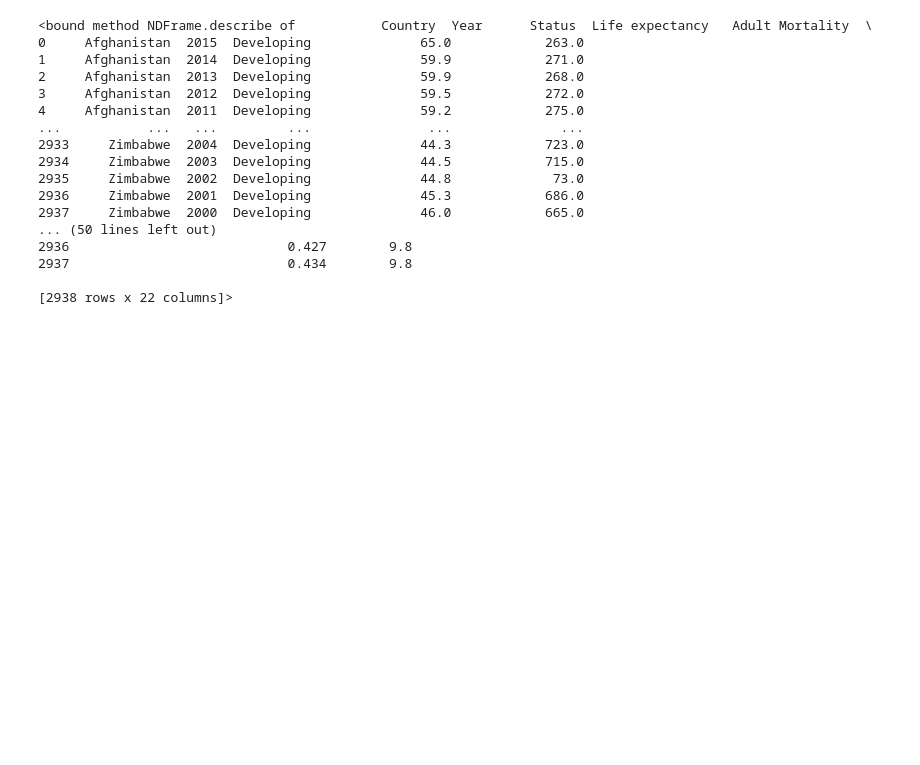
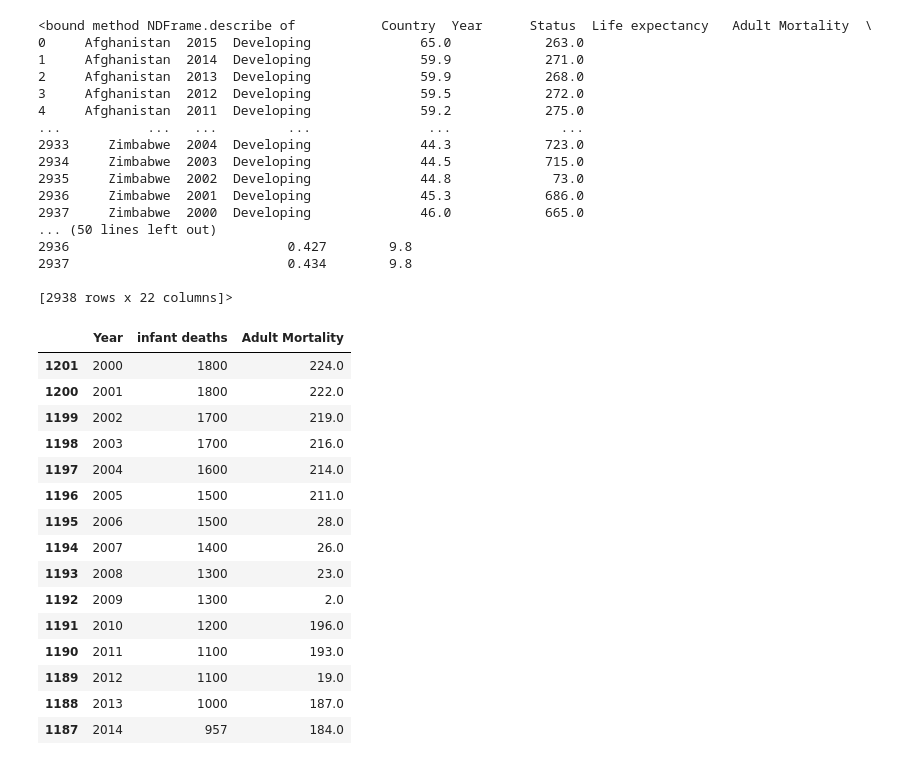
Before and after one commit to SandeepRishi2904/DS-and-ML-Projects, a Jupyter notebook: Life Expentancy.ipynb, the cells around one changed output. Cells and saved outputs as stored; diff of their text form; code cells hidden in the pictures; blank space fills up the shorter version.

```diff
--- a/Life Expentancy.ipynb
+++ b/Life Expentancy.ipynb
@@ -4,7 +4,7 @@ import pandas as pd
 import seaborn as sns
 import matplotlib as plt
 # %%
-df=pd.read_csv(r'C:\Users\jbsan\OneDrive\Desktop\Jupyter projects\Datasets\Life Expectancy Data.csv')
+df=pd.read_csv(r"E:\Jupyter projects\Datasets\Life Expectancy Data.csv")
 df
 # %% [output]
 |  | Country | Year | Status | Life expectancy | Adult Mortality | infant deaths | Alcohol | ... |
@@ -60,3 +60,23 @@ df.describe
 2937                            0.434        9.8
 
 [2938 rows x 22 columns]>
+# %%
+india = df[df['Country'].str.strip()=='India'].sort_values('Year')
+india[['Year', 'infant deaths','Adult Mortality']].head(15)
+# %% [output]
+|  | Year | infant deaths | Adult Mortality |
+| 1201 | 2000 | 1800 | 224.0 |
+| 1200 | 2001 | 1800 | 222.0 |
+| 1199 | 2002 | 1700 | 219.0 |
+| 1198 | 2003 | 1700 | 216.0 |
+| 1197 | 2004 | 1600 | 214.0 |
+| 1196 | 2005 | 1500 | 211.0 |
+| 1195 | 2006 | 1500 | 28.0 |
+| 1194 | 2007 | 1400 | 26.0 |
+| 1193 | 2008 | 1300 | 23.0 |
+| 1192 | 2009 | 1300 | 2.0 |
+| 1191 | 2010 | 1200 | 196.0 |
+| 1190 | 2011 | 1100 | 193.0 |
+| 1189 | 2012 | 1100 | 19.0 |
+| 1188 | 2013 | 1000 | 187.0 |
+| 1187 | 2014 | 957 | 184.0 |
```
Also changed, not shown: parts of 21 cells of this notebook, 1 other file.
